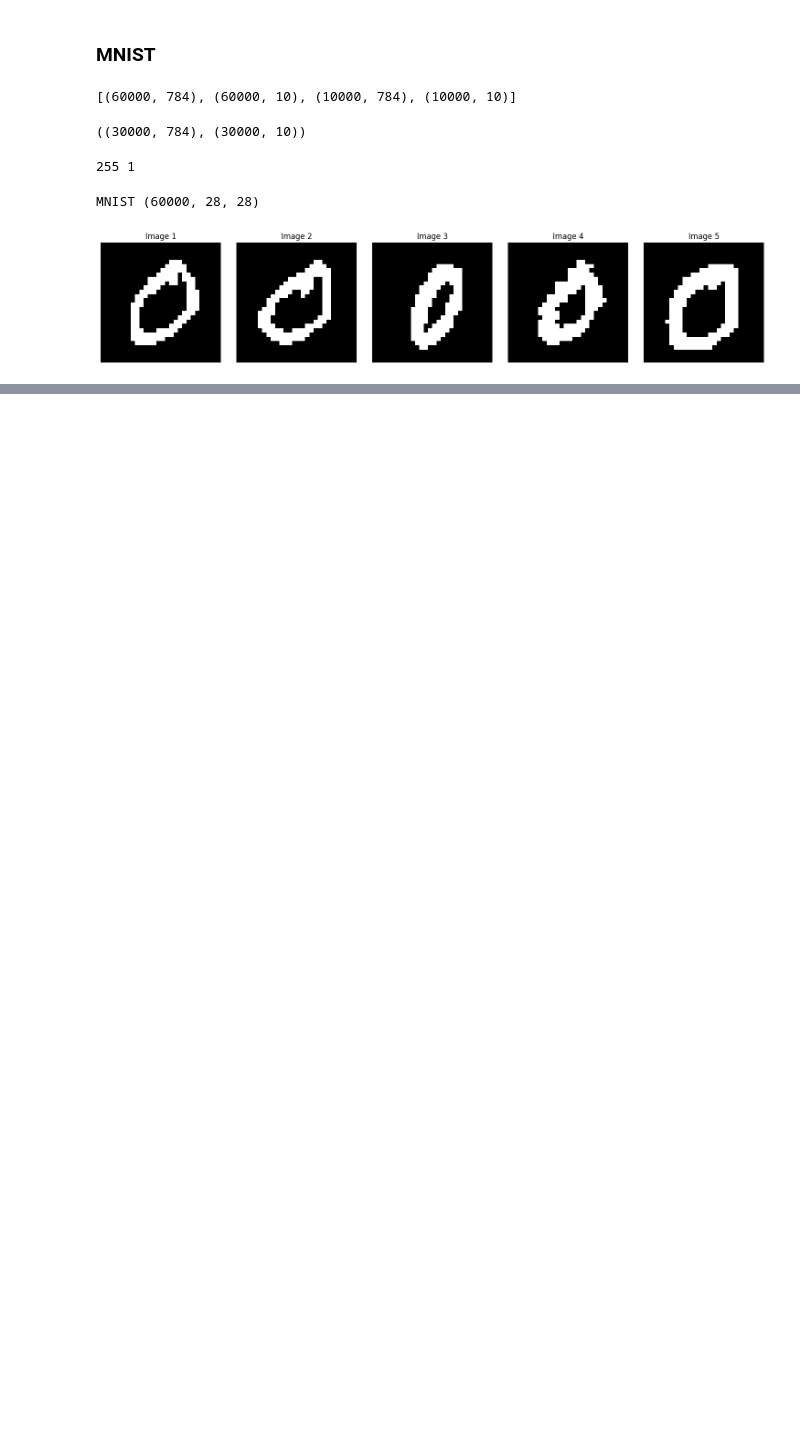
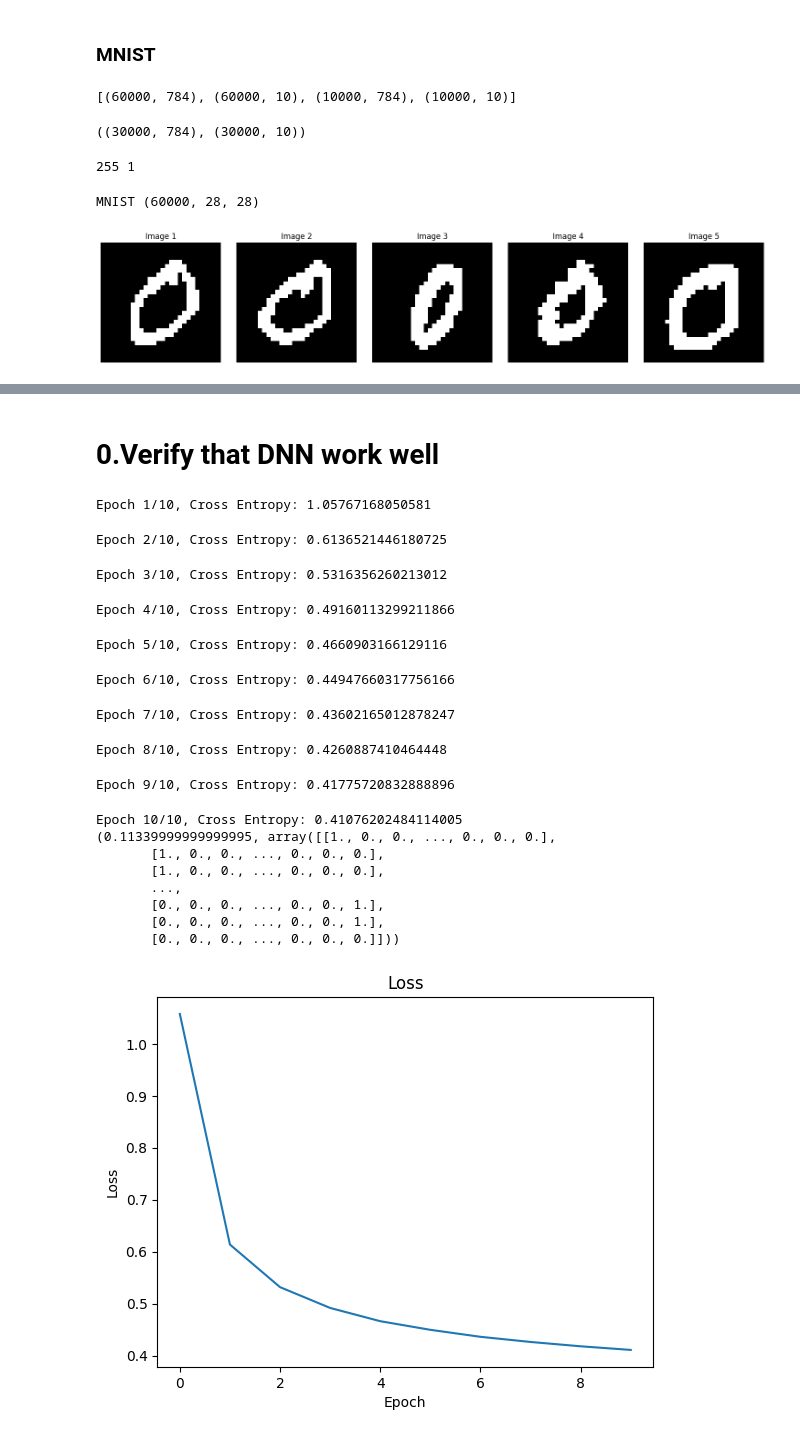
Before and after one commit to Yedson54/DeepLearning2-Project-M2DS, a Jupyter notebook: notebook/experiments_application.ipynb, the cells around one changed output, grey strips where cells are left out. Drawn from its saved outputs; the diff is of its cells as text; code cells hidden in the pictures; blank space fills up the shorter version.

```diff
--- a/notebook/experiments_application.ipynb
+++ b/notebook/experiments_application.ipynb
@@ -717,0 +307,43 @@ experiment_neurons(
+# %% [markdown]
+# 0.Verify that DNN work well
+# %%
+from copy import copy, deepcopy
+
+data = mnist_train.copy()
+n_samples, n_visible = data.shape # n_samples, n_features
+n_visible = data.shape[1]
+hidden_layer_sizes = [250]
+n_classes = mnist_test_labels.shape[1]
+
+dnn = DNN(input_dim=n_visible, output_dim=n_classes, hidden_layer_sizes=hidden_layer_sizes, random_state=42)
+
+losses_100 = dnn.backpropagation(mnist_train, labels=mnist_train_labels, n_epochs=10, learning_rate=3e-4, batch_size=512)
+
+
+print(dnn.test(mnist_test, mnist_test_labels))
+
+#plotter la loss à partir d'une liste de loss
+plt.plot(losses_100)
+plt.title("Loss")
+plt.xlabel("Epoch")
+plt.ylabel("Loss")
+plt.show()
+# %% [output]
+Epoch 1/10, Cross Entropy: 1.05767168050581
+Epoch 2/10, Cross Entropy: 0.6136521446180725
+Epoch 3/10, Cross Entropy: 0.5316356260213012
+Epoch 4/10, Cross Entropy: 0.49160113299211866
+Epoch 5/10, Cross Entropy: 0.4660903166129116
+Epoch 6/10, Cross Entropy: 0.44947660317756166
+Epoch 7/10, Cross Entropy: 0.43602165012878247
+Epoch 8/10, Cross Entropy: 0.4260887410464448
+Epoch 9/10, Cross Entropy: 0.41775720832888896
+Epoch 10/10, Cross Entropy: 0.41076202484114005
+(0.11339999999999995, array([[1., 0., 0., ..., 0., 0., 0.],
+       [1., 0., 0., ..., 0., 0., 0.],
+       [1., 0., 0., ..., 0., 0., 0.],
+       ...,
+       [0., 0., 0., ..., 0., 0., 1.],
+       [0., 0., 0., ..., 0., 0., 1.],
+       [0., 0., 0., ..., 0., 0., 0.]]))
+[figure, added]
```
Also changed, not shown: parts of 43 cells of this notebook, 46 other files.
